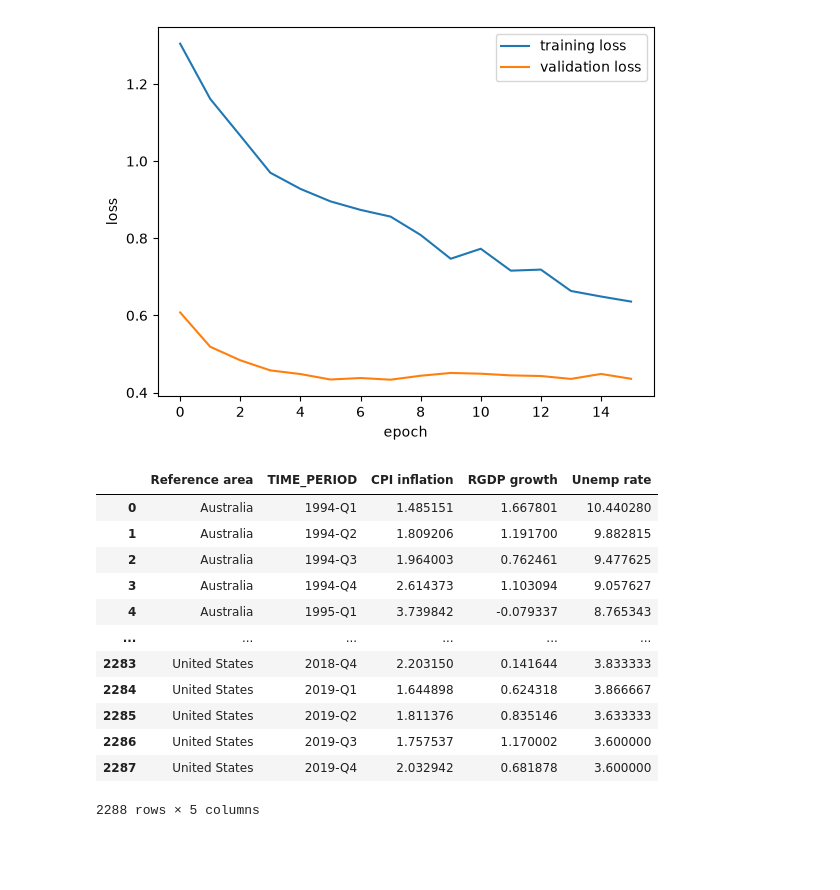
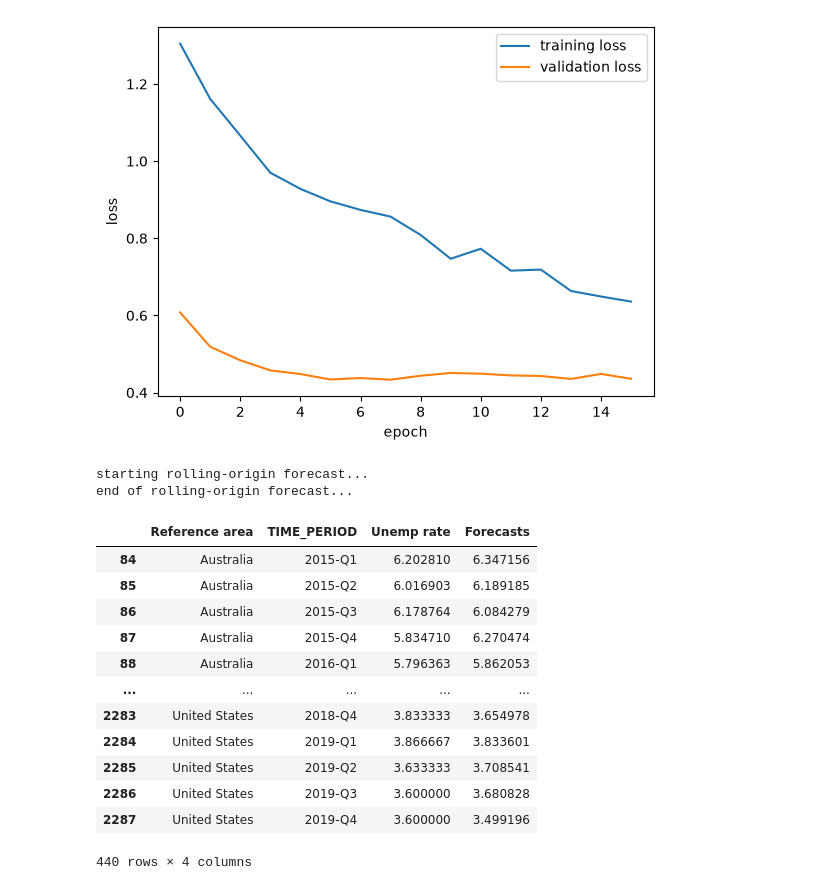
Before and after one commit to illiazhupanov/Economics_Forecasting_Project, a Jupyter notebook: notebooks/3_FFNN_forecasting.ipynb, the cells around one changed output. Saved outputs shown, nothing was run; the diff lists cells and outputs as text; code cells hidden in the pictures; blank space fills up the shorter version.

```diff
--- a/notebooks/3_FFNN_forecasting.ipynb
+++ b/notebooks/3_FFNN_forecasting.ipynb
@@ -34,19 +34,24 @@ reached after 8 epochs
 using 16 past lags
 [figure]
 # %%
-df
+results_df = model.rolling_origin_forecast()
 # %% [output]
-|  | Reference area | TIME_PERIOD | CPI inflation | RGDP growth | Unemp rate |
-| 0 | Australia | 1994-Q1 | 1.485151 | 1.667801 | 10.440280 |
-| 1 | Australia | 1994-Q2 | 1.809206 | 1.191700 | 9.882815 |
-| 2 | Australia | 1994-Q3 | 1.964003 | 0.762461 | 9.477625 |
-| 3 | Australia | 1994-Q4 | 2.614373 | 1.103094 | 9.057627 |
-| 4 | Australia | 1995-Q1 | 3.739842 | -0.079337 | 8.765343 |
-| ... | ... | ... | ... | ... | ... |
-| 2283 | United States | 2018-Q4 | 2.203150 | 0.141644 | 3.833333 |
-| 2284 | United States | 2019-Q1 | 1.644898 | 0.624318 | 3.866667 |
-| 2285 | United States | 2019-Q2 | 1.811376 | 0.835146 | 3.633333 |
-| 2286 | United States | 2019-Q3 | 1.757537 | 1.170002 | 3.600000 |
-| 2287 | United States | 2019-Q4 | 2.032942 | 0.681878 | 3.600000 |
-2288 rows × 5 columns
+starting rolling-origin forecast...
+end of rolling-origin forecast...
+# %%
+results_df
+# %% [output]
+|  | Reference area | TIME_PERIOD | Unemp rate | Forecasts |
+| 84 | Australia | 2015-Q1 | 6.202810 | 6.347156 |
+| 85 | Australia | 2015-Q2 | 6.016903 | 6.189185 |
+| 86 | Australia | 2015-Q3 | 6.178764 | 6.084279 |
+| 87 | Australia | 2015-Q4 | 5.834710 | 6.270474 |
+| 88 | Australia | 2016-Q1 | 5.796363 | 5.862053 |
+| ... | ... | ... | ... | ... |
+| 2283 | United States | 2018-Q4 | 3.833333 | 3.654978 |
+| 2284 | United States | 2019-Q1 | 3.866667 | 3.833601 |
+| 2285 | United States | 2019-Q2 | 3.633333 | 3.708541 |
+| 2286 | United States | 2019-Q3 | 3.600000 | 3.680828 |
+| 2287 | United States | 2019-Q4 | 3.600000 | 3.499196 |
+440 rows × 4 columns
 # %%
```
Also changed, not shown: parts of 1 cell of this notebook, 1 other file.
